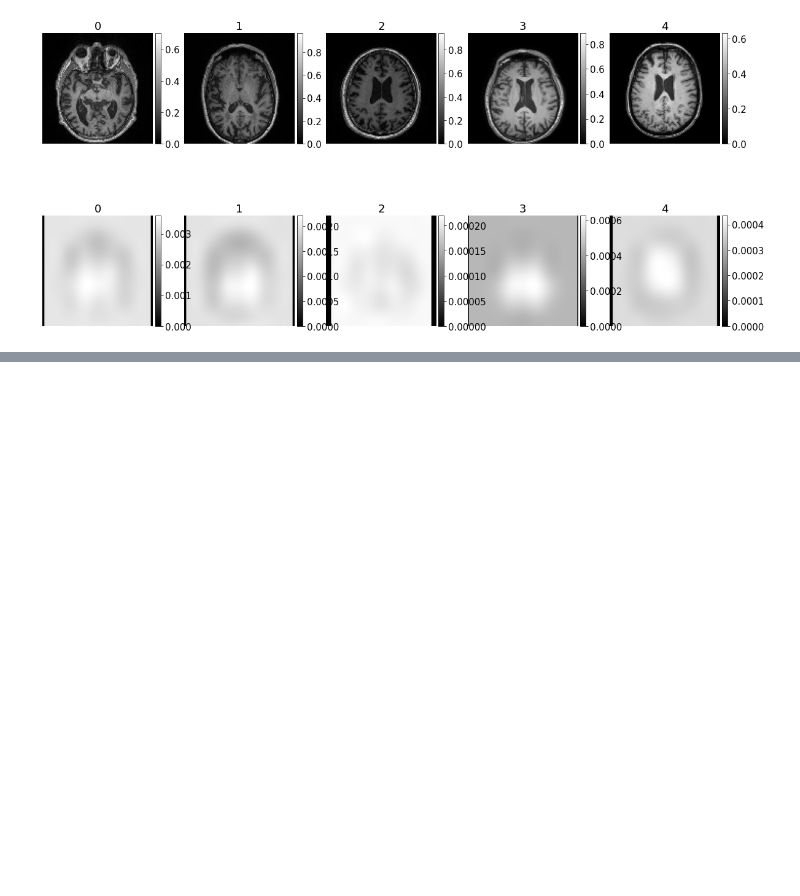
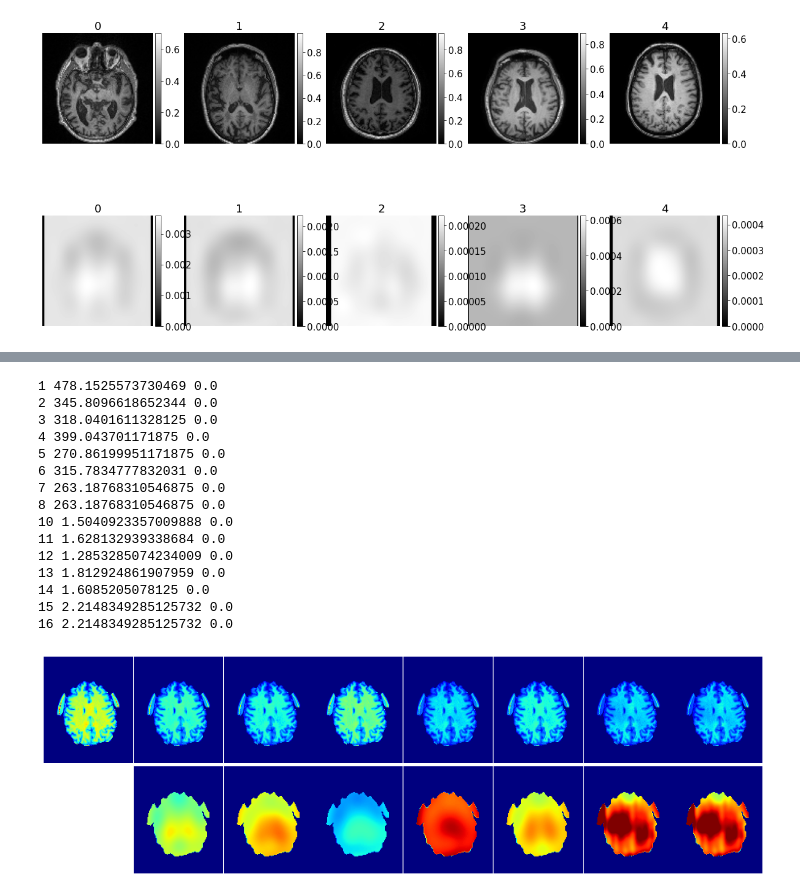
Before and after one commit to MASILab/DeepN4, a Jupyter notebook: src/data_train.ipynb, the cells around one changed output, grey strips where cells are left out. Cells and saved outputs as stored; diff of their text form; code cells hidden in the pictures; blank space fills up the shorter version.

```diff
--- a/src/data_train.ipynb
+++ b/src/data_train.ipynb
@@ -545,0 +605,4 @@ nib.save(nii, '/nfs/masi/kanakap/projects/DeepN4/src/unet_trained_model/raw_esti
+# %%
+d = ['input.nii.gz','corrected.nii.gz','pred_3dunet_bothloss400_1e-4.nii.gz','pred_3dunet_bothloss400_1e-4aug.nii.gz','pred_3dunet_bothloss400_deep.nii.gz','pred_3dunet_bothloss400_deepaug.nii.gz','pred_3dunet_bspline.nii.gz','pred_3dunet_bspline.nii.gz',
+
+'bias.nii.gz','pred_biasfield_bothloss400_1e-4.nii.gz','pred_biasfield_bothloss400_1e-4aug.nii.gz','pred_biasfield_bothloss400_deep.nii.gz','pred_biasfield_bothloss400_deepaug.nii.gz','pred_biasfield_bspline.nii.gz','pred_biasfield_bspline.nii.gz']
@@ -545,0 +613,67 @@ nib.save(nii, '/nfs/masi/kanakap/projects/DeepN4/src/unet_trained_model/raw_esti
+# %%
+2.89
+import sys
+import math
+import numpy as np
+import nibabel as nib
+import seaborn as sns
+import matplotlib.pyplot as plt
+from matplotlib.ticker import FormatStrFormatter
+from mpl_toolkits.axes_grid1 import make_axes_locatable
+
+def plot_slice(imagefile,i, r):#, mask):
+    slice_idx = 60
+    root = '/nfs/masi/kanakap/projects/DeepN4/src/unet_trained_model_all/'
+    image1 = nib.load(root + imagefile).get_fdata()
+    # mask1 = nib.load(root + 'input_bet_mask.nii.gz').get_fdata()
+    # slice = np.where(mask1,image,0)
+    mask1 = nib.load(root + 'input_bet_mask.nii.gz').get_fdata()
+    slice = np.where(mask1,image1,0)
+    # predmasked = np.where(mask1,pred1,0)
+    # slice = image
+    slice = slice[:,:,np.int32(slice.shape[2] / 1.5)]
+    slice = np.flip(np.rot90(slice,3))
+    slice = np.nan_to_num(slice)
+    if i > 8:
+        i = i + 1
+    plt.subplot(2,8,i)
+    plt.axis('off')
+    cmap = plt.get_cmap('jet')
+    m = r[0]
+    M = r[1]
+    im = plt.imshow(slice, vmin=m, vmax=M, cmap=cmap)
+    print(i, slice.max(), slice.min())
+
+fig, axes = plt.subplots(2,6, figsize=(16,5))
+plt.rcParams.update({'font.size':15})
+
+
+r = [ (0,483),(0,483), (0,483), (0,483), (0,483), (0,483), (0,483), (0,483),
+        (0.89,1.82), (0.89,1.82), (0.89,1.82), (0.89,1.82), (0.89,1.82), (0.89,1.82), (0.89,1.82)] # (-1000,-1) at 2
+
+# a = (0.0,65134)
+# b = (1.0,2.6)
+# r = [ a, a, a, a, a, a, a, a,
+#         b, b, b, b, b, b, b] # (-1000,-1) at 2
+
+for i in range(15):
+    plot_slice(d[i], i+1, r[i])
+
+plt.subplots_adjust(wspace=0.01,hspace=0.01)
+# %% [output]
+1 478.1525573730469 0.0
+2 345.8096618652344 0.0
+3 318.0401611328125 0.0
+4 399.043701171875 0.0
+5 270.86199951171875 0.0
+6 315.7834777832031 0.0
+7 263.18768310546875 0.0
+8 263.18768310546875 0.0
+10 1.5040923357009888 0.0
+11 1.628132939338684 0.0
+12 1.2853285074234009 0.0
+13 1.812924861907959 0.0
+14 1.6085205078125 0.0
+15 2.2148349285125732 0.0
+16 2.2148349285125732 0.0
+[figure, added]
```
Also changed, not shown: parts of 52 cells of this notebook, 14 other files.
